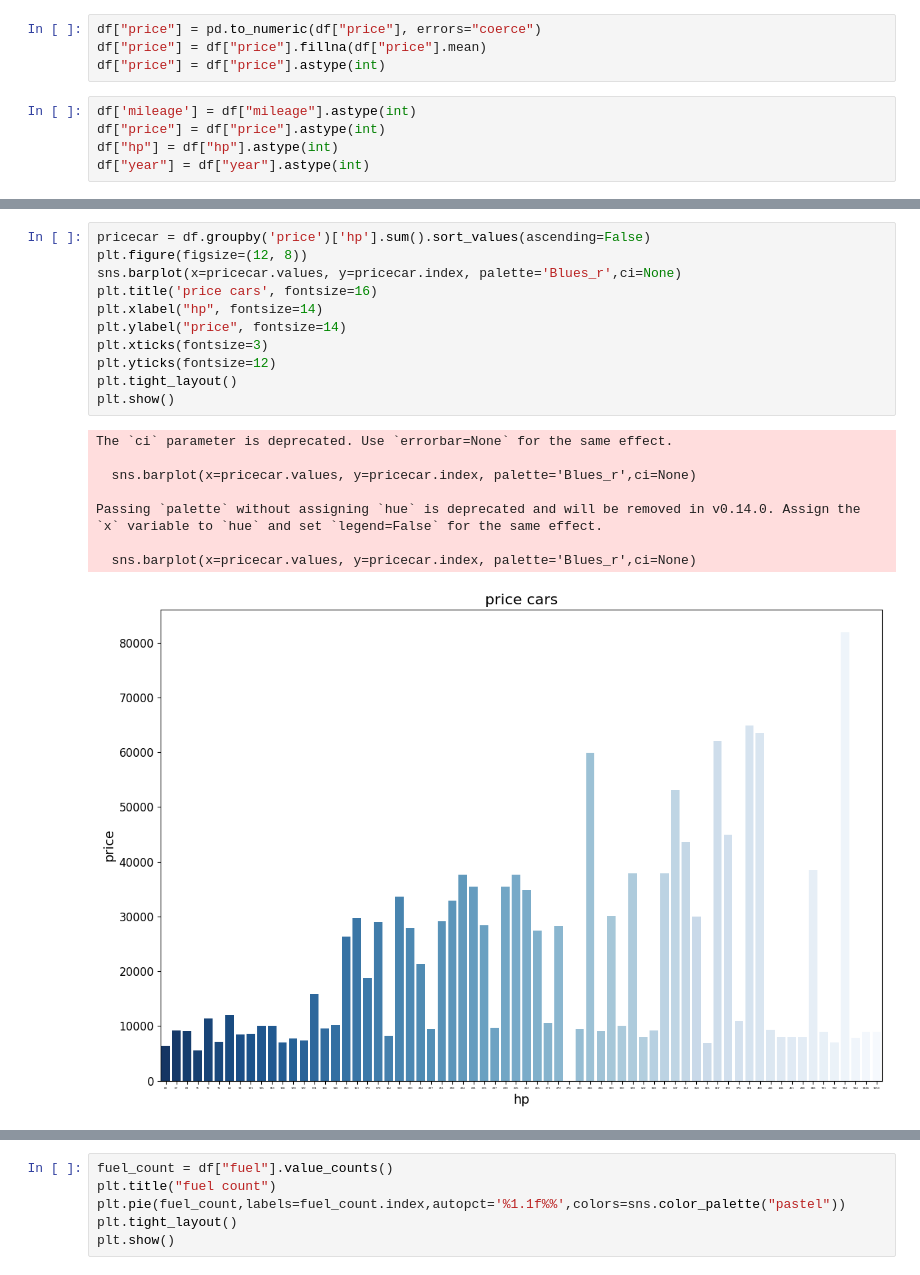
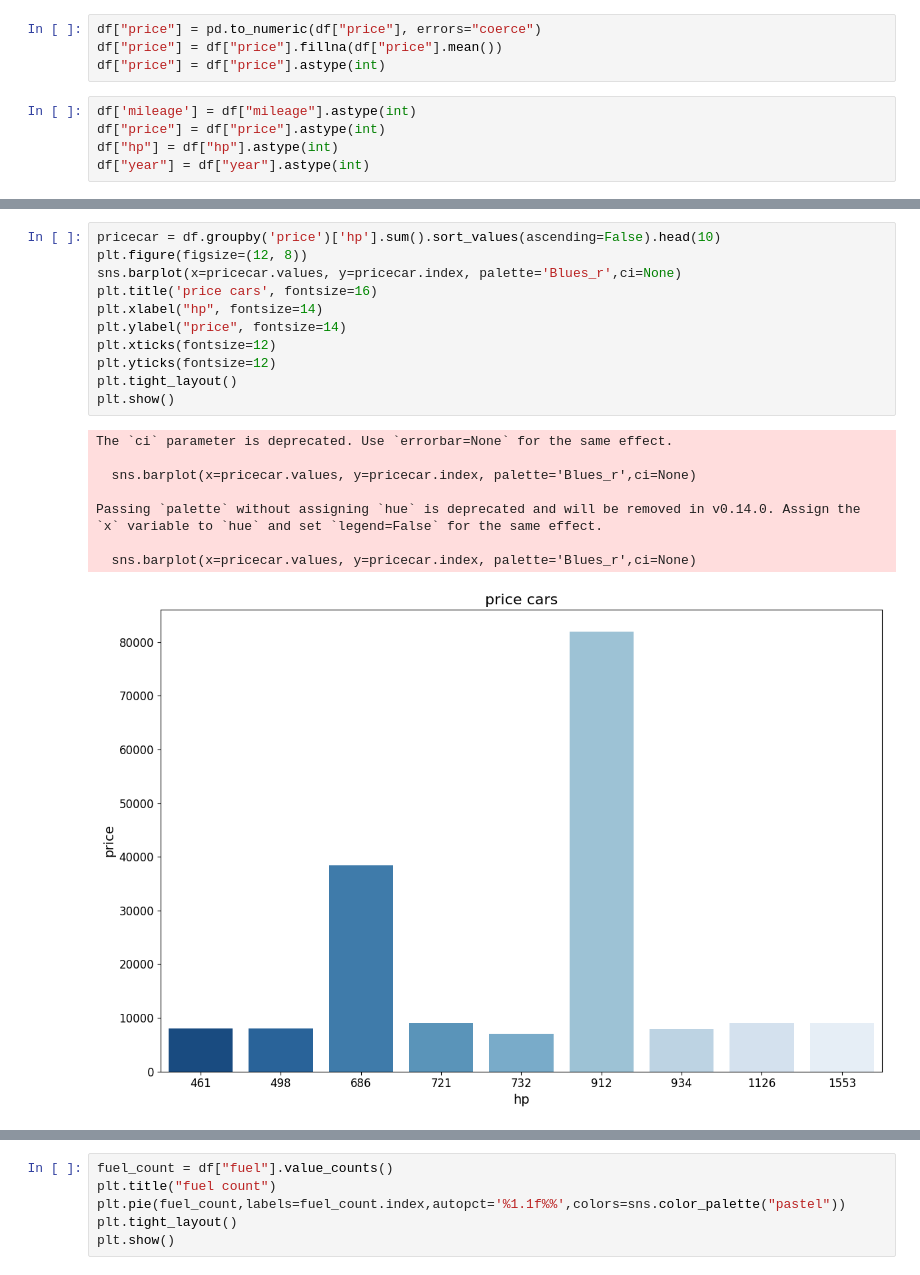
Before and after one commit to AbdallhOmran/Used-car-prices, a Jupyter notebook: index.ipynb, the cells around one changed output, grey strips where cells are left out. Cells and saved outputs as stored; diff of their text form.

```diff
--- a/index.ipynb
+++ b/index.ipynb
@@ -109,7 +109,7 @@ Index(['mileage', 'make', 'model', 'fuel', 'gear', 'offerType', 'price', 'hp',
       dtype='object')
 # %%
 df["price"] = pd.to_numeric(df["price"], errors="coerce")
-df["price"] = df["price"].fillna(df["price"].mean)
+df["price"] = df["price"].fillna(df["price"].mean())
 df["price"] = df["price"].astype(int)
 # %%
 df['mileage'] = df["mileage"].astype(int)
@@ -131,21 +131,21 @@ plt.show()
 # %%
-pricecar = df.groupby('price')['hp'].sum().sort_values(ascending=False)
+pricecar = df.groupby('price')['hp'].sum().sort_values(ascending=False).head(10)
 plt.figure(figsize=(12, 8))
 sns.barplot(x=pricecar.values, y=pricecar.index, palette='Blues_r',ci=None)
 plt.title('price cars', fontsize=16)
 plt.xlabel("hp", fontsize=14)
 plt.ylabel("price", fontsize=14)
-plt.xticks(fontsize=3)
+plt.xticks(fontsize=12)
 plt.yticks(fontsize=12)
 plt.tight_layout()
 plt.show()
 # %% [output]
 The `ci` parameter is deprecated. Use `errorbar=None` for the same effect.
 
   sns.barplot(x=pricecar.values, y=pricecar.index, palette='Blues_r',ci=None)
 
 Passing `palette` without assigning `hue` is deprecated and will be removed in v0.14.0. Assign the `x` variable to `hue` and set `legend=False` for the same effect.
 
   sns.barplot(x=pricecar.values, y=pricecar.index, palette='Blues_r',ci=None)
-[figure, old version]
+[figure, new version]
 # %%
```
Also changed, not shown: parts of 3 cells of this notebook.
